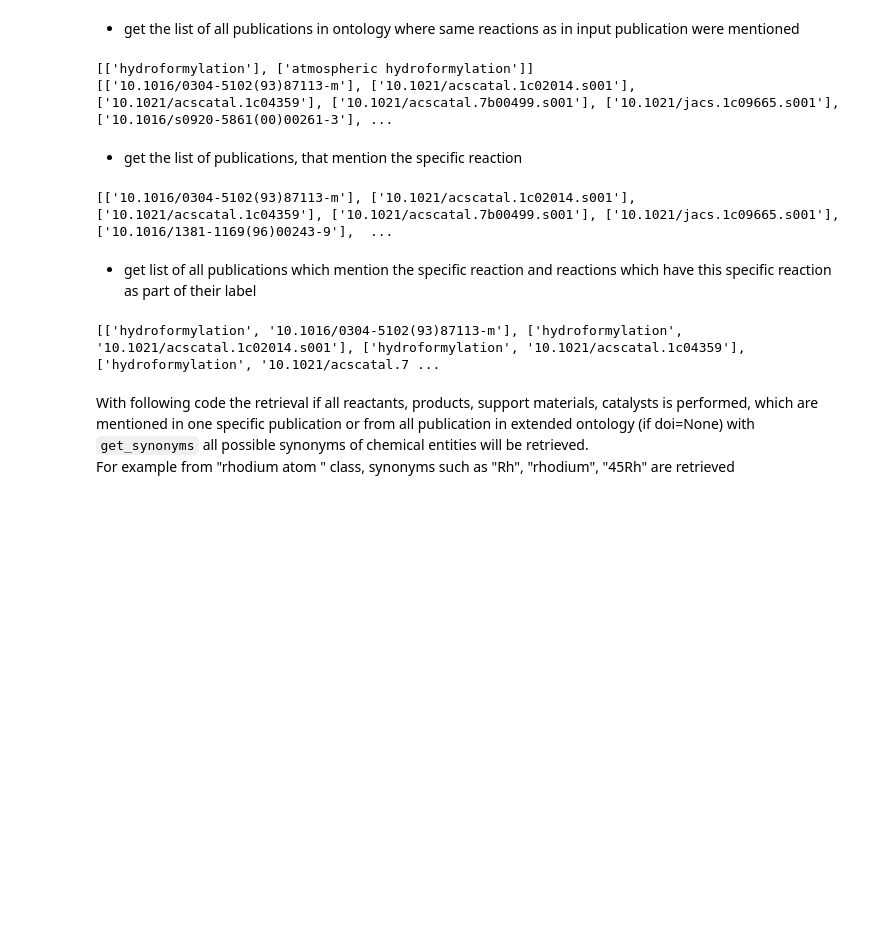
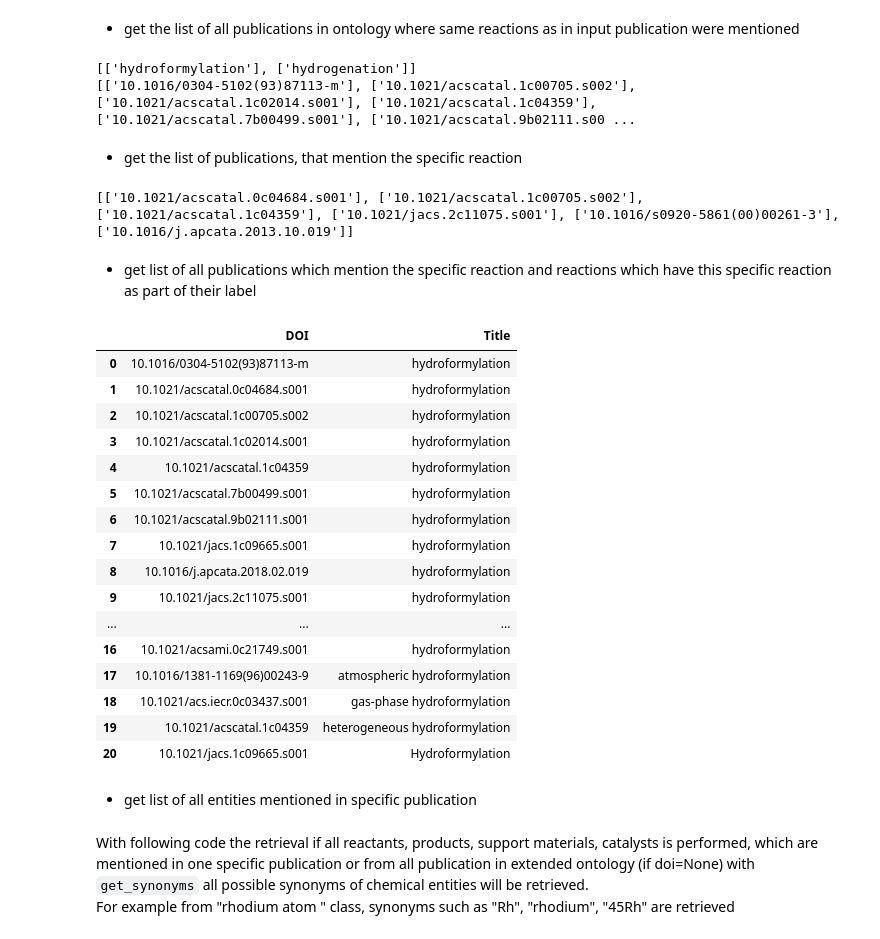
Before and after one commit to TUDoAD/Abschlussarbeiten_Behr, a Jupyter notebook: Diana/queries2.ipynb, the cells around one changed output. Cells and saved outputs as stored; diff of their text form; code cells hidden in the pictures; blank space fills up the shorter version.

```diff
--- a/Diana/queries2.ipynb
+++ b/Diana/queries2.ipynb
@@ -61,7 +68,7 @@ print(reac_all)
 # %% [markdown]
 - get the list of all publications in ontology where same reactions as in input publication were mentioned
 # %%
-list_reac_doi = get_reaction(reac = None,doi = doi) #get list of all reactions mentioned in given doi (doi should be part
+list_reac_doi,_ = get_reaction(reac = None,doi = doi) #get list of all reactions mentioned in given doi (doi should be part
                                                     #of ontology)
 same_reac_doi = []
 for i in list_reac_doi:
@@ -73,21 +80,41 @@ for i in list_reac_doi:
 print(list_reac_doi)
 print(same_reac_doi)
 # %% [output]
-[['hydroformylation'], ['atmospheric hydroformylation']]
-[['10.1016/0304-5102(93)87113-m'], ['10.1021/acscatal.1c02014.s001'], ['10.1021/acscatal.1c04359'], ['10.1021/acscatal.7b00499.s001'], ['10.1021/jacs.1c09665.s001'], ['10.1016/s0920-5861(00)00261-3'], ...
+[['hydroformylation'], ['hydrogenation']]
+[['10.1016/0304-5102(93)87113-m'], ['10.1021/acscatal.1c00705.s002'], ['10.1021/acscatal.1c02014.s001'], ['10.1021/acscatal.1c04359'], ['10.1021/acscatal.7b00499.s001'], ['10.1021/acscatal.9b02111.s00 ...
 # %% [markdown]
 - get the list of publications, that mention the specific reaction
 # %%
-list_reac_doi = get_reaction(reac=reac,doi=None)  #output example: [['10.1016/0304-5102(93)87113-m'],['10.1016/1381-1169(96)00243-9']]
+reac="hydrogenation"
+list_reac_doi,_ = get_reaction(reac=reac,doi=None)  #output example: [['10.1016/0304-5102(93)87113-m'],['10.1016/1381-1169(96)00243-9']]
 print(list_reac_doi)
 # %% [output]
-[['10.1016/0304-5102(93)87113-m'], ['10.1021/acscatal.1c02014.s001'], ['10.1021/acscatal.1c04359'], ['10.1021/acscatal.7b00499.s001'], ['10.1021/jacs.1c09665.s001'], ['10.1016/1381-1169(96)00243-9'],  ...
+[['10.1021/acscatal.0c04684.s001'], ['10.1021/acscatal.1c00705.s002'], ['10.1021/acscatal.1c04359'], ['10.1021/jacs.2c11075.s001'], ['10.1016/s0920-5861(00)00261-3'], ['10.1016/j.apcata.2013.10.019']]
 # %% [markdown]
 - get list of all publications which mention the specific reaction and reactions which have this specific reaction as part of their label
 # %%
 reac="hydroformylation" #specify a reaction
 
-list_reac_doi = get_reaction(reac="hydroformylation",doi=None, include_all=True)
-print(list_reac_doi)
+list_reac_doi, df_reac = get_reaction(reac="hydroformylation",doi=None, include_all=True)
+
+display(df_reac)
 # %% [output]
-[['hydroformylation', '10.1016/0304-5102(93)87113-m'], ['hydroformylation', '10.1021/acscatal.1c02014.s001'], ['hydroformylation', '10.1021/acscatal.1c04359'], ['hydroformylation', '10.1021/acscatal.7 ...
+|  | DOI | Title |
+| 0 | 10.1016/0304-5102(93)87113-m | hydroformylation |
+| 1 | 10.1021/acscatal.0c04684.s001 | hydroformylation |
+| 2 | 10.1021/acscatal.1c00705.s002 | hydroformylation |
+| 3 | 10.1021/acscatal.1c02014.s001 | hydroformylation |
+| 4 | 10.1021/acscatal.1c04359 | hydroformylation |
+| 5 | 10.1021/acscatal.7b00499.s001 | hydroformylation |
+| 6 | 10.1021/acscatal.9b02111.s001 | hydroformylation |
+| 7 | 10.1021/jacs.1c09665.s001 | hydroformylation |
+| 8 | 10.1016/j.apcata.2018.02.019 | hydroformylation |
+| 9 | 10.1021/jacs.2c11075.s001 | hydroformylation |
+| ... | ... | ... |
+| 16 | 10.1021/acsami.0c21749.s001 | hydroformylation |
+| 17 | 10.1016/1381-1169(96)00243-9 | atmospheric hydroformylation |
+| 18 | 10.1021/acs.iecr.0c03437.s001 | gas-phase hydroformylation |
+| 19 | 10.1021/acscatal.1c04359 | heterogeneous hydroformylation |
+| 20 | 10.1021/jacs.1c09665.s001 | Hydroformylation |
+# %% [markdown]
+- get list of all entities mentioned in specific publication
```
Also changed, not shown: parts of 9 cells of this notebook, 3 other files.
